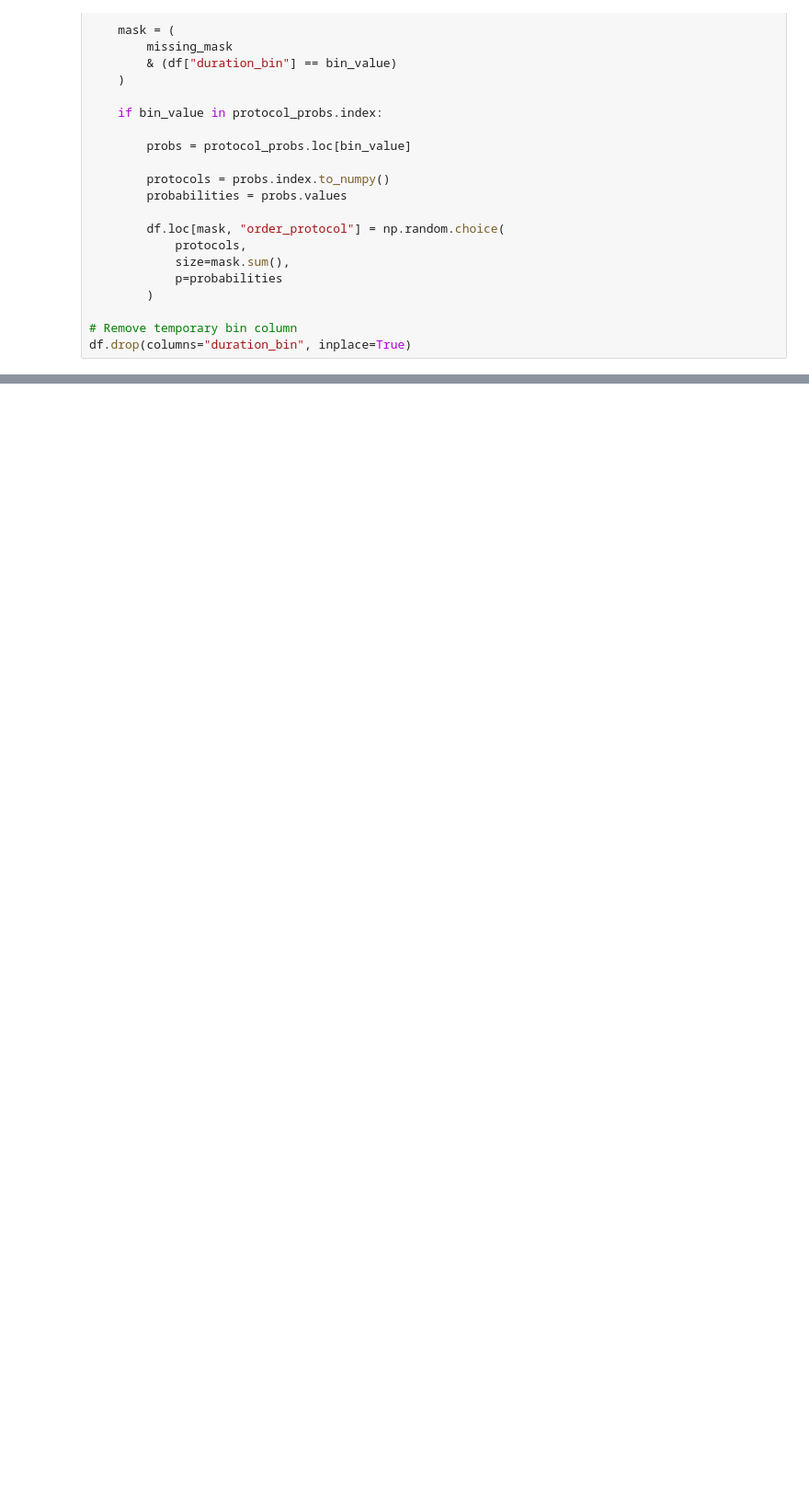
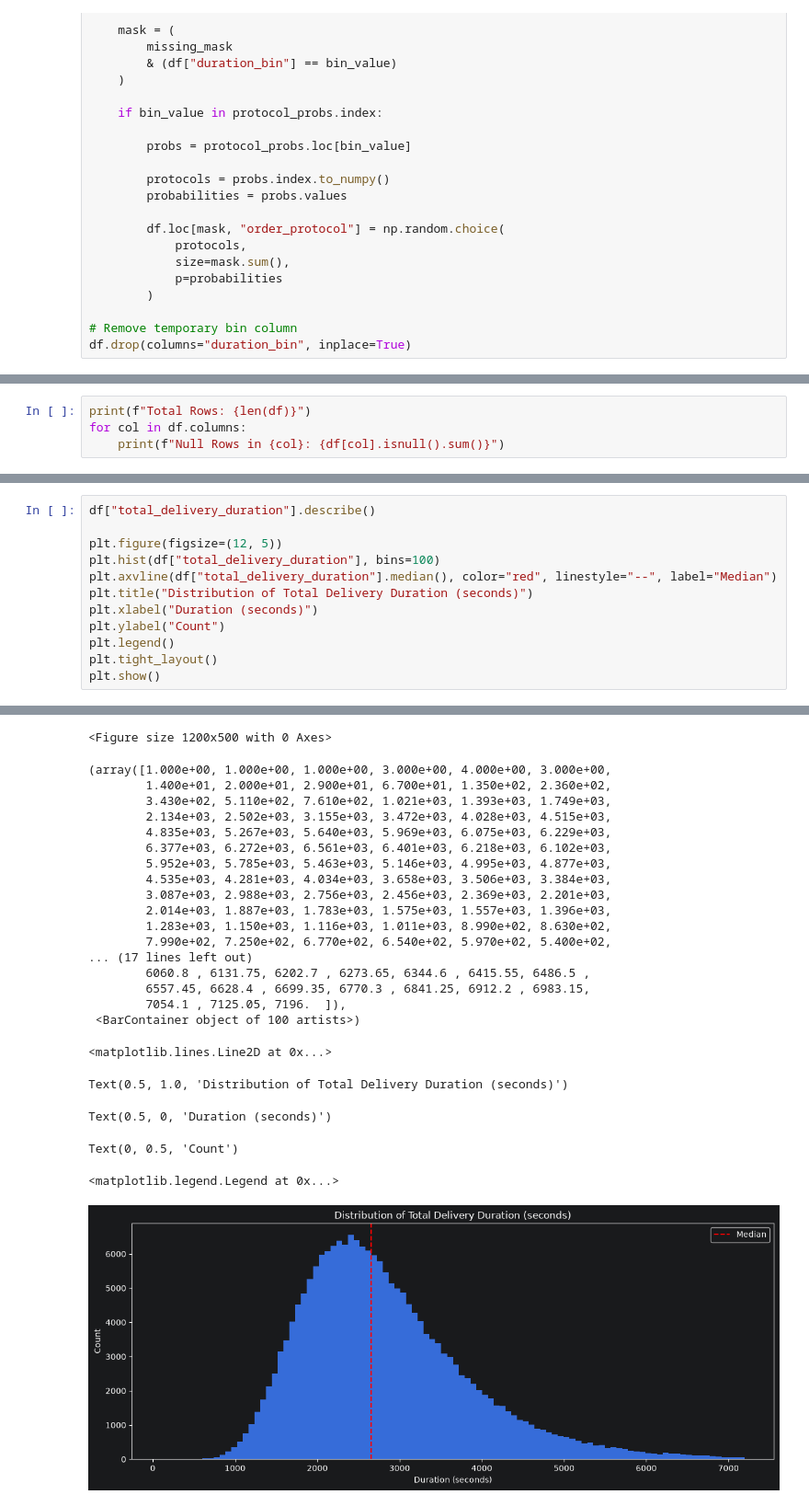
Before and after one commit to iamnitishsah/FoodOps.AI, a Jupyter notebook: DeliveryOps/notebooks/EDA.ipynb, the cells around one changed output, grey strips where cells are left out. Shown at 92% size. Saved outputs shown, nothing was run; the diff lists cells and outputs as text; blank space fills up the shorter version.

```diff
--- a/DeliveryOps/notebooks/EDA.ipynb
+++ b/DeliveryOps/notebooks/EDA.ipynb
@@ -399,0 +565,4 @@ Null Rows in market_id_imputed: 0
+# %%
+print(f"Total Rows: {len(df)}")
+for col in df.columns:
+    print(f"Null Rows in {col}: {df[col].isnull().sum()}")
@@ -399,0 +789,13 @@ Null Rows in market_id_imputed: 0
+# %%
+df["total_delivery_duration"].describe()
+
+plt.figure(figsize=(12, 5))
+plt.hist(df["total_delivery_duration"], bins=100)
+plt.axvline(df["total_delivery_duration"].median(), color="red", linestyle="--", label="Median")
+plt.title("Distribution of Total Delivery Duration (seconds)")
+plt.xlabel("Duration (seconds)")
+plt.ylabel("Count")
+plt.legend()
+plt.tight_layout()
+plt.show()
+# %% [output]
@@ -399,0 +811,24 @@ Null Rows in market_id_imputed: 0
+<Figure size 1200x500 with 0 Axes>
+(array([1.000e+00, 1.000e+00, 1.000e+00, 3.000e+00, 4.000e+00, 3.000e+00,
+        1.400e+01, 2.000e+01, 2.900e+01, 6.700e+01, 1.350e+02, 2.360e+02,
+        3.430e+02, 5.110e+02, 7.610e+02, 1.021e+03, 1.393e+03, 1.749e+03,
+        2.134e+03, 2.502e+03, 3.155e+03, 3.472e+03, 4.028e+03, 4.515e+03,
+        4.835e+03, 5.267e+03, 5.640e+03, 5.969e+03, 6.075e+03, 6.229e+03,
+        6.377e+03, 6.272e+03, 6.561e+03, 6.401e+03, 6.218e+03, 6.102e+03,
+        5.952e+03, 5.785e+03, 5.463e+03, 5.146e+03, 4.995e+03, 4.877e+03,
+        4.535e+03, 4.281e+03, 4.034e+03, 3.658e+03, 3.506e+03, 3.384e+03,
+        3.087e+03, 2.988e+03, 2.756e+03, 2.456e+03, 2.369e+03, 2.201e+03,
+        2.014e+03, 1.887e+03, 1.783e+03, 1.575e+03, 1.557e+03, 1.396e+03,
+        1.283e+03, 1.150e+03, 1.116e+03, 1.011e+03, 8.990e+02, 8.630e+02,
+        7.990e+02, 7.250e+02, 6.770e+02, 6.540e+02, 5.970e+02, 5.400e+02,
+... (17 lines left out)
+        6060.8 , 6131.75, 6202.7 , 6273.65, 6344.6 , 6415.55, 6486.5 ,
+        6557.45, 6628.4 , 6699.35, 6770.3 , 6841.25, 6912.2 , 6983.15,
+        7054.1 , 7125.05, 7196.  ]),
+ <BarContainer object of 100 artists>)
+<matplotlib.lines.Line2D at 0x...>
+Text(0.5, 1.0, 'Distribution of Total Delivery Duration (seconds)')
+Text(0.5, 0, 'Duration (seconds)')
+Text(0, 0.5, 'Count')
+<matplotlib.legend.Legend at 0x...>
+[figure, added]
```
Also changed, not shown: parts of 45 cells of this notebook, 1 other file.
